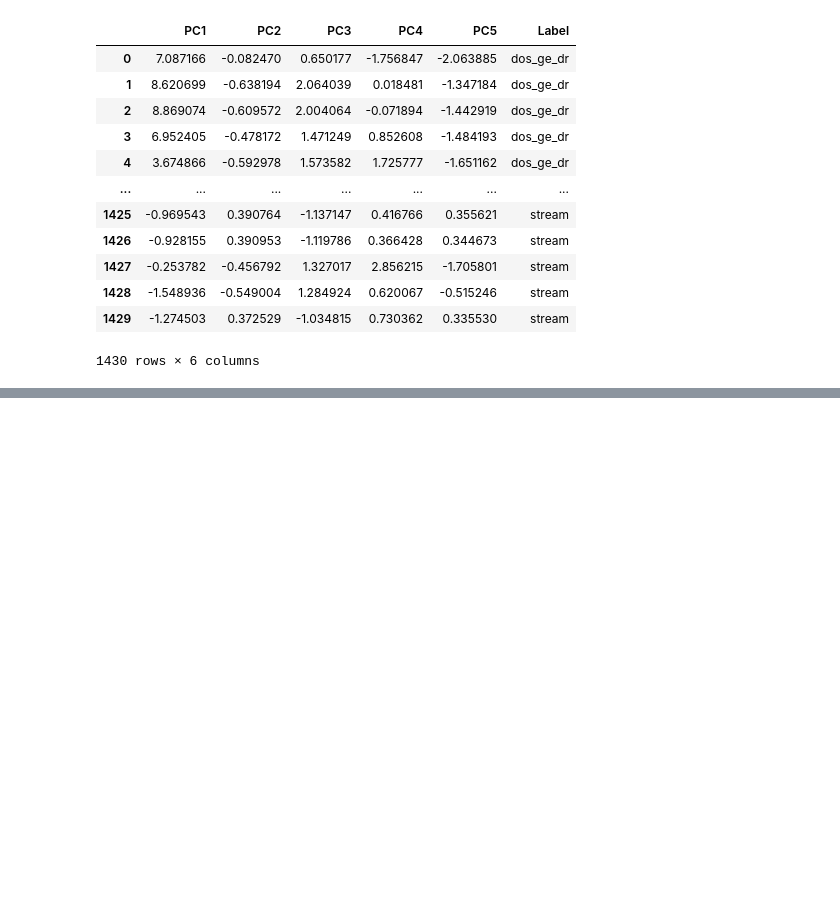
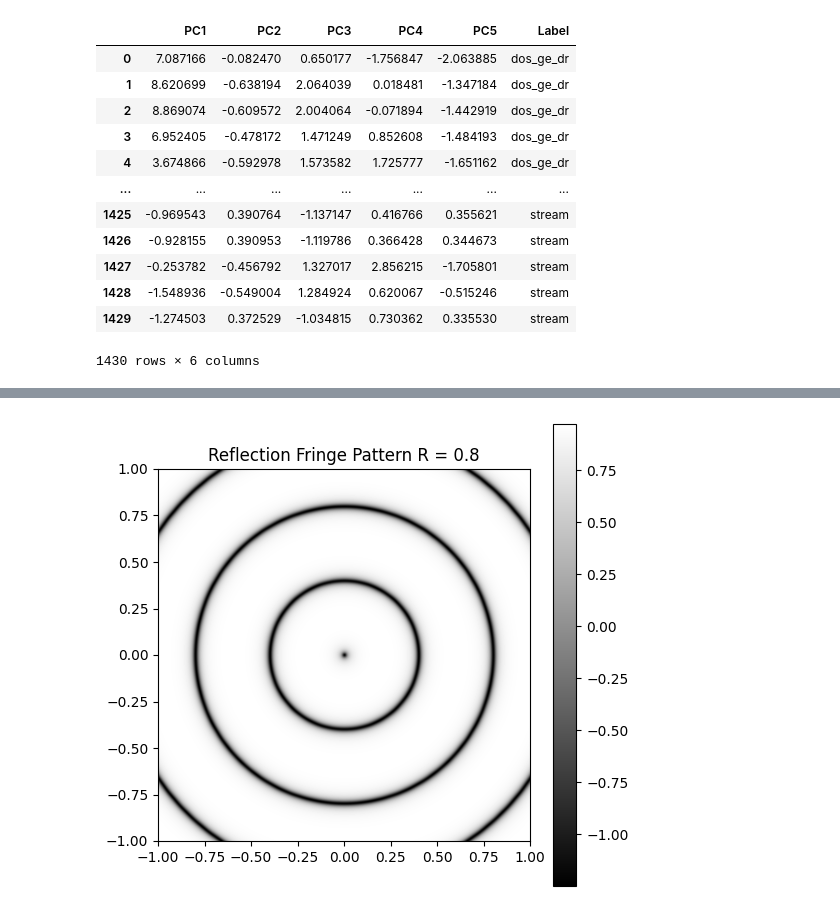
Before and after one commit to VincentSheh/NA_Model_Evaluation, a Jupyter notebook: Clustering-AnomalyDetection.ipynb, the cells around one changed output, grey strips where cells are left out. Cells and saved outputs as stored; diff of their text form; code cells hidden in the pictures; blank space fills up the shorter version.

```diff
--- a/Clustering-AnomalyDetection.ipynb
+++ b/Clustering-AnomalyDetection.ipynb
@@ -689,0 +812,34 @@ pca_5d_df
+# %%
+import numpy as np
+import matplotlib.pyplot as plt
+
+# Parameters
+A = 0.5  # Absorption coefficient
+R = 0.8  # Reflectance
+F = (4 * R) / ((1 - R)**2)
+
+# Create a 2D grid
+x = np.linspace(-1, 1, 400)
+y = np.linspace(-1, 1, 400)
+X, Y = np.meshgrid(x, y)
+radius = np.sqrt(X**2 + Y**2)  # Radial distance from the center
+
+# Adjust k to a smaller value if needed
+k = 5 * np.pi
+delta = k * radius
+
+# Ensure delta does not lead to extreme values in sin function
+# delta = np.mod(delta, 2*np.pi)  # Normalize delta to be within one full phase cycle (0 to 2*pi)
+
+# Calculate the transmitted intensity ratio using the interference formula
+It_Ii = 1-(1 - ( A / (1 - R)))**2 * (1 / (1 + F * np.sin(delta / 2)**2))
+
+# Plotting
+plt.figure(figsize=(6, 6))
+plt.imshow(It_Ii, cmap='gray', extent=(-1, 1, -1, 1))
+plt.colorbar()  # To see the range of values
+plt.title(f"Reflection Fringe Pattern R = {R}")
+plt.axis('on')  # Hide the axes
+plt.show()
+# %% [output]
+[figure, added]
```
Also changed, not shown: parts of 3 cells of this notebook.
